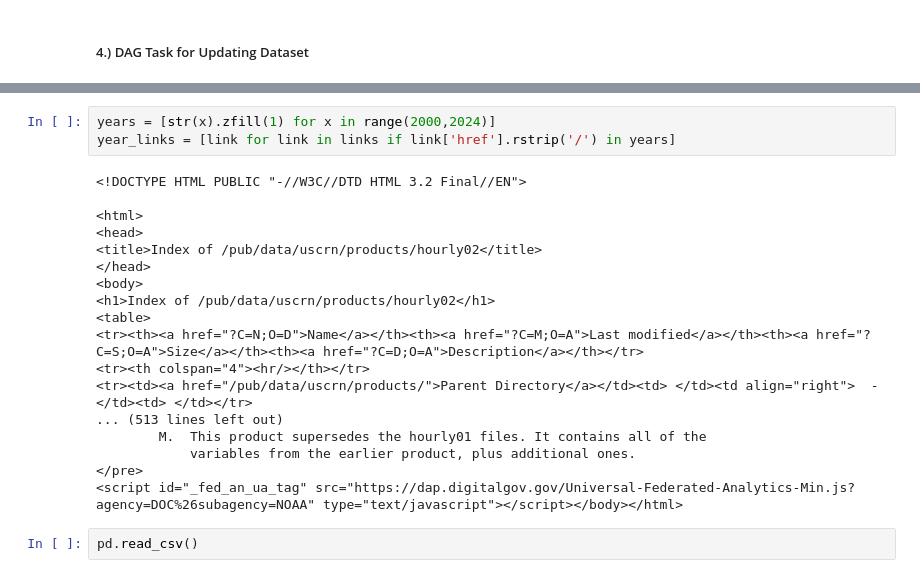
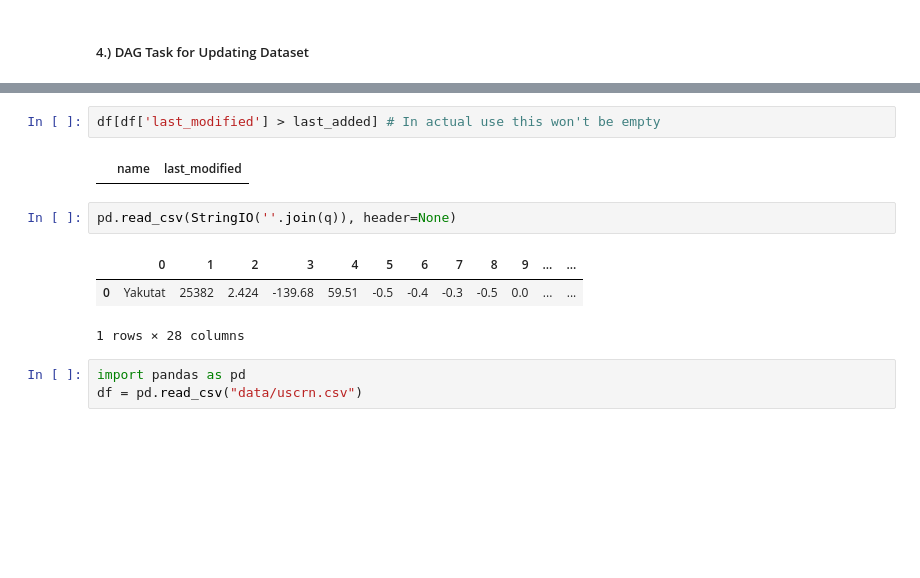
Before and after one commit to Reed-Carter/team-week3, a Jupyter notebook: alex-work/uscrn_scrape.ipynb, the cells around one changed output, grey strips where cells are left out. Drawn from its saved outputs; the diff is of its cells as text; blank space fills up the shorter version.

```diff
--- a/alex-work/uscrn_scrape.ipynb
+++ b/alex-work/uscrn_scrape.ipynb
@@ -297,23 +296,13 @@ latest_updates_link
-# %%
-years = [str(x).zfill(1) for x in range(2000,2024)]
-year_links = [link for link in links if link['href'].rstrip('/') in years]
-# %% [output]
-<!DOCTYPE HTML PUBLIC "-//W3C//DTD HTML 3.2 Final//EN">
-
-<html>
-<head>
-<title>Index of /pub/data/uscrn/products/hourly02</title>
-</head>
-<body>
-<h1>Index of /pub/data/uscrn/products/hourly02</h1>
-<table>
-<tr><th><a href="?C=N;O=D">Name</a></th><th><a href="?C=M;O=A">Last modified</a></th><th><a href="?C=S;O=A">Size</a></th><th><a href="?C=D;O=A">Description</a></th></tr>
-<tr><th colspan="4"><hr/></th></tr>
-<tr><td><a href="/pub/data/uscrn/products/">Parent Directory</a></td><td> </td><td align="right">  - </td><td> </td></tr>
-... (513 lines left out)
-        M.  This product supersedes the hourly01 files. It contains all of the
-            variables from the earlier product, plus additional ones.
-</pre>
-<script id="_fed_an_ua_tag" src="https://dap.digitalgov.gov/Universal-Federated-Analytics-Min.js?agency=DOC%26subagency=NOAA" type="text/javascript"></script></body></html>
-# %%
-pd.read_csv()
+# %%
+df[df['last_modified'] > last_added] # In actual use this won't be empty
+# %% [output]
+|  | name | last_modified |
+# %%
+pd.read_csv(StringIO(''.join(q)), header=None)
+# %% [output]
+|  | 0 | 1 | 2 | 3 | 4 | 5 | 6 | 7 | 8 | 9 | ... | ... |
+| 0 | Yakutat | 25382 | 2.424 | -139.68 | 59.51 | -0.5 | -0.4 | -0.3 | -0.5 | 0.0 | ... | ... |
+1 rows × 28 columns
+# %%
+import pandas as pd
+df = pd.read_csv("data/uscrn.csv")
```
Also changed, not shown: parts of 13 cells of this notebook.
